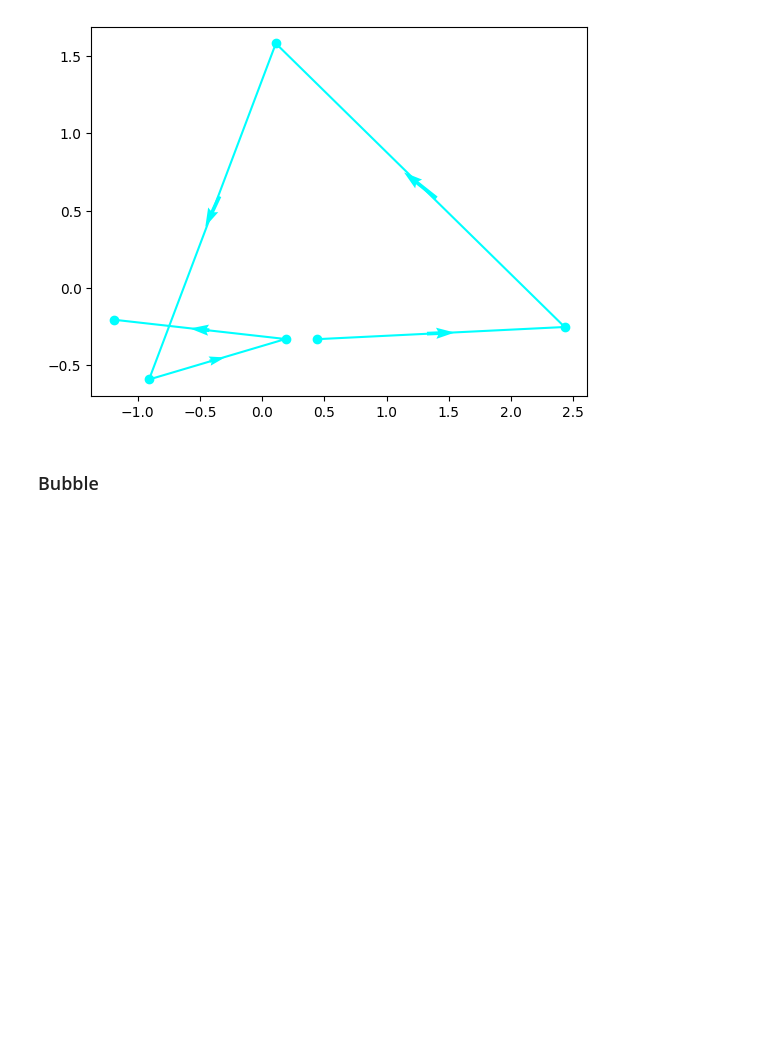
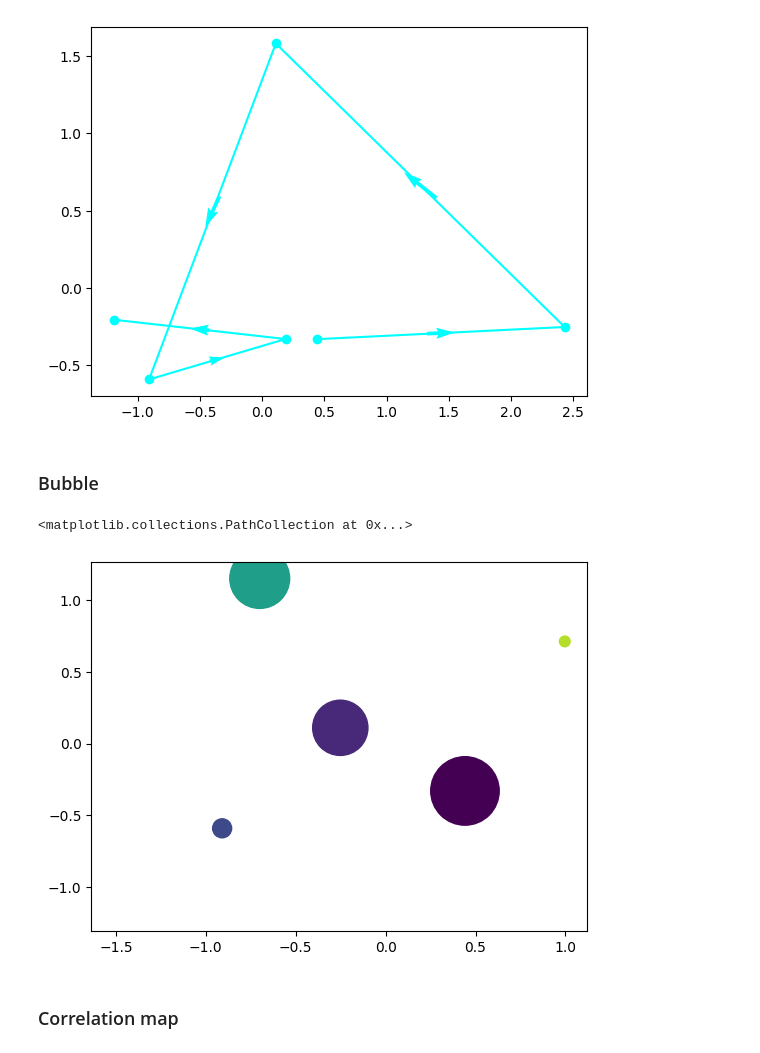
Before and after one commit to kazmierczakP/DataScienceNotebooks, a Jupyter notebook: Visualization.ipynb, the cells around one changed output. Cells and saved outputs as stored; diff of their text form; code cells hidden in the pictures; blank space fills up the shorter version.

```diff
--- a/Visualization.ipynb
+++ b/Visualization.ipynb
@@ -310,0 +315,10 @@ plt.quiver(midpoints_x,midpoints_y,u,v, pivot="mid", color="cyan")
+# %%
+np.random.seed(seed=5)
+df=pd.DataFrame(np.random.randn(10,3),columns=['x','y','z'])
+# %%
+plt.scatter(df.x,df.y,df.z*1000,c=df.index)
+# %% [output]
+<matplotlib.collections.PathCollection at 0x...>
+[figure, added]
+# %% [markdown]
+### Correlation map
```
Also changed, not shown: parts of 16 cells of this notebook, 1 other file.
